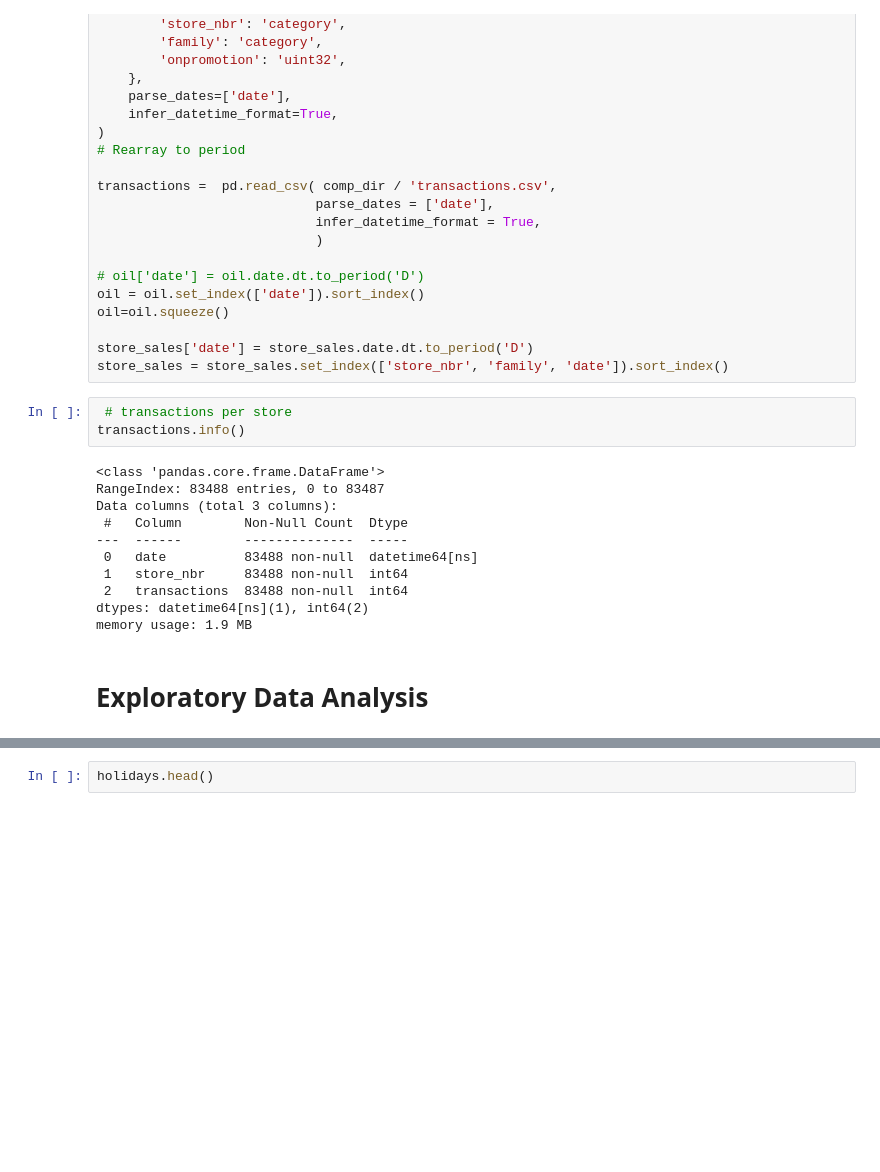
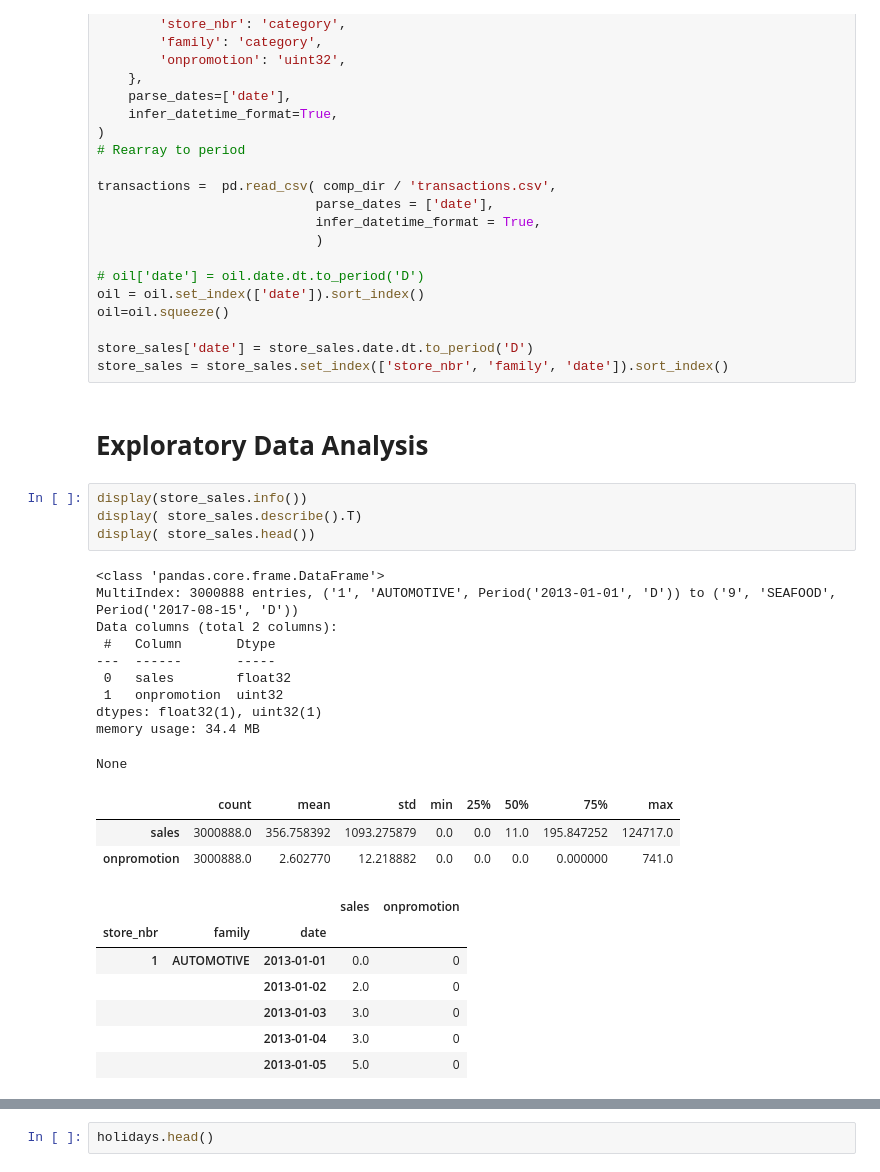
Before and after one commit to cristianBMJ/ClassificationStar, a Jupyter notebook: time-series-store-sales.ipynb, the cells around one changed output, grey strips where cells are left out. Saved outputs shown, nothing was run; the diff lists cells and outputs as text; blank space fills up the shorter version.

```diff
--- a/time-series-store-sales.ipynb
+++ b/time-series-store-sales.ipynb
@@ -129,18 +137,4 @@ oil=oil.squeeze()
 
 store_sales['date'] = store_sales.date.dt.to_period('D')
 store_sales = store_sales.set_index(['store_nbr', 'family', 'date']).sort_index()
-# %%
- # transactions per store
-transactions.info()
-# %% [output]
-<class 'pandas.core.frame.DataFrame'>
-RangeIndex: 83488 entries, 0 to 83487
-Data columns (total 3 columns):
- #   Column        Non-Null Count  Dtype
----  ------        --------------  -----
- 0   date          83488 non-null  datetime64[ns]
- 1   store_nbr     83488 non-null  int64
- 2   transactions  83488 non-null  int64
-dtypes: datetime64[ns](1), int64(2)
-memory usage: 1.9 MB
 # %% [markdown]
@@ -147 +142,26 @@ memory usage: 1.9 MB
 #  **Exploratory Data Analysis** #
+# %%
+display(store_sales.info())
+display( store_sales.describe().T)
+display( store_sales.head())
+# %% [output]
+<class 'pandas.core.frame.DataFrame'>
+MultiIndex: 3000888 entries, ('1', 'AUTOMOTIVE', Period('2013-01-01', 'D')) to ('9', 'SEAFOOD', Period('2017-08-15', 'D'))
+Data columns (total 2 columns):
+ #   Column       Dtype
+---  ------       -----
+ 0   sales        float32
+ 1   onpromotion  uint32
+dtypes: float32(1), uint32(1)
+memory usage: 34.4 MB
+None
+|  | count | mean | std | min | 25% | 50% | 75% | max |
+| sales | 3000888.0 | 356.758392 | 1093.275879 | 0.0 | 0.0 | 11.0 | 195.847252 | 124717.0 |
+| onpromotion | 3000888.0 | 2.602770 | 12.218882 | 0.0 | 0.0 | 0.0 | 0.000000 | 741.0 |
+|  |  |  | sales | onpromotion |
+| store_nbr | family | date |  |  |
+| 1 | AUTOMOTIVE | 2013-01-01 | 0.0 | 0 |
+|  |  | 2013-01-02 | 2.0 | 0 |
+|  |  | 2013-01-03 | 3.0 | 0 |
+|  |  | 2013-01-04 | 3.0 | 0 |
+|  |  | 2013-01-05 | 5.0 | 0 |
```
Also changed, not shown: parts of 11 cells of this notebook.
